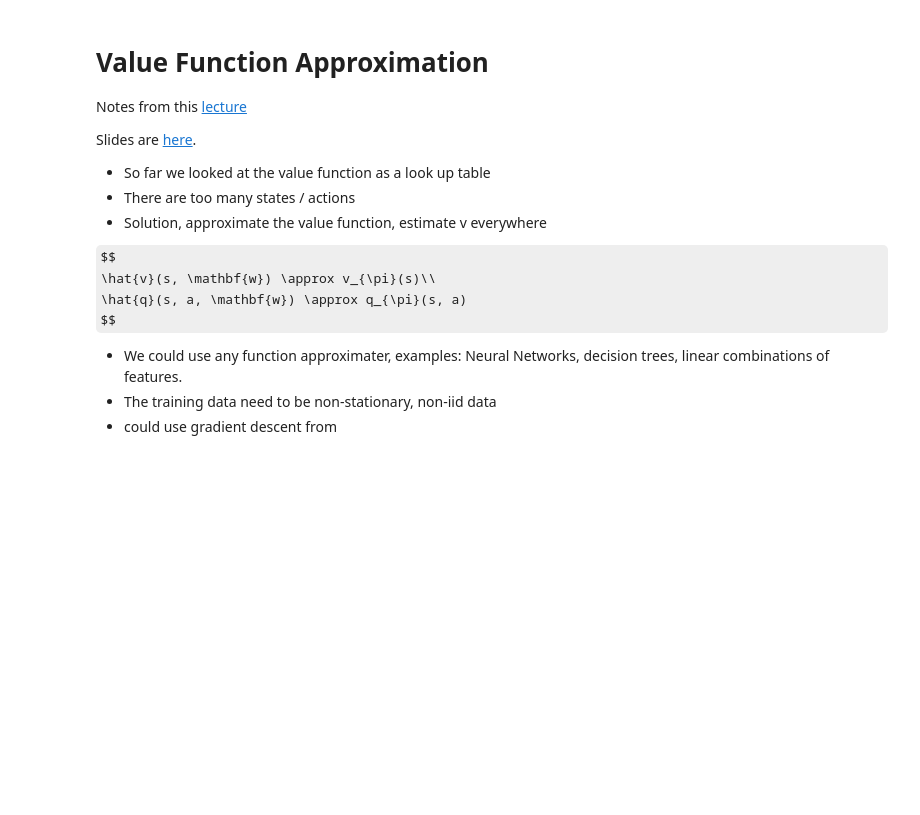
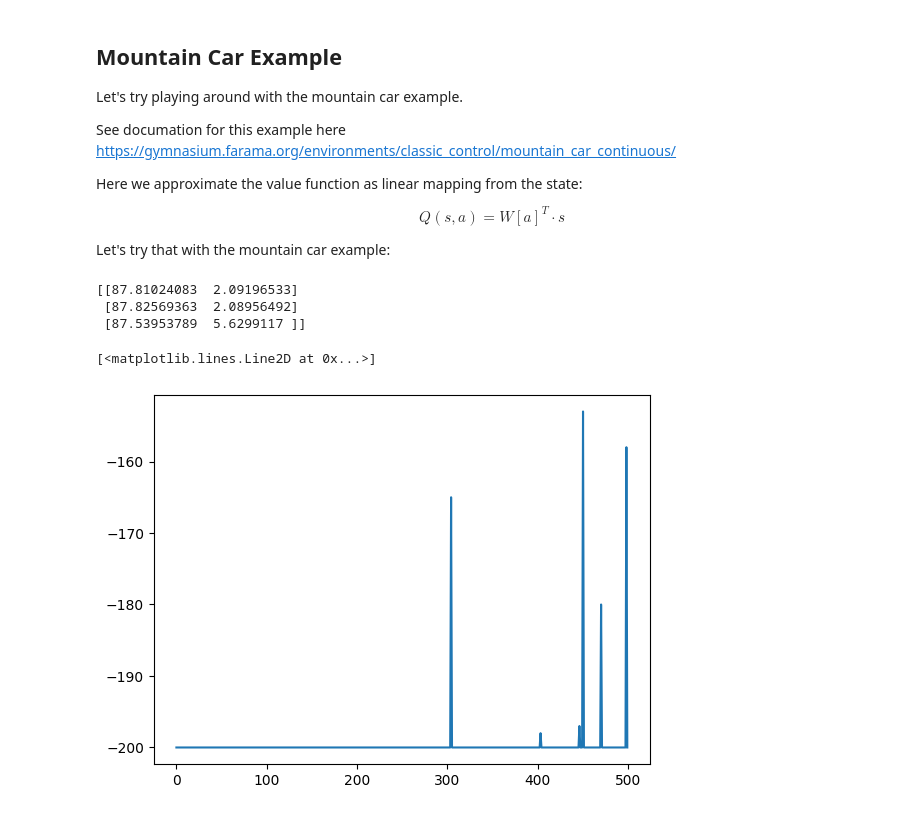
Before and after one commit to Omar-Elmofty/knowledge_compendium, a Jupyter notebook: knowledge_compendium/machine_learning/reinforcement_learning/value_function_approximation.ipynb, the cells around one changed output. Saved outputs shown, nothing was run; the diff lists cells and outputs as text; code cells hidden in the pictures; some formulas as TeX source; blank space fills up the shorter version.

```diff
--- a/knowledge_compendium/machine_learning/reinforcement_learning/value_function_approximation.ipynb
+++ b/knowledge_compendium/machine_learning/reinforcement_learning/value_function_approximation.ipynb
@@ -1,22 +69,72 @@
 # %% [markdown]
-# Value Function Approximation
+## Mountain Car Example
 
-Notes from this [lecture](https://www.youtube.com/watch?v=UoPei5o4fps&list=PLqYmG7hTraZDM-OYHWgPebj2MfCFzFObQ&index=6)
+Let's try playing around with the mountain car example.
 
-Slides are [here](https://davidstarsilver.wordpress.com/wp-content/uploads/2025/04/lecture-6-value-function-approximation-.pdf).
+See documation for this example here https://gymnasium.farama.org/environments/classic_control/mountain_car_continuous/
 
-
-
-- So far we looked at the value function as a look up table
-- There are too many states / actions
-- Solution, approximate the value function, estimate v everywhere
-
+Here we approximate the value function as linear mapping from the state:
 
 $$
-\hat{v}(s, \mathbf{w}) \approx v_{\pi}(s)\\
-\hat{q}(s, a, \mathbf{w}) \approx q_{\pi}(s, a)
+Q(s, a) = W[a]^T \cdot s
 $$
 
-- We could use any function approximater, examples: Neural Networks, decision trees, linear combinations of features.
-- The training data need to be non-stationary, non-iid data
-- could use gradient descent from
+Let's try that with the mountain car example:
+# %%
+import gymnasium as gym
+import numpy as np
+import matplotlib.pyplot as plt
+import copy
+
+
+# ----------------------
+# Hyperparameters
+# ----------------------
+alpha = 0.01          # learning rate
+gamma = 0.99          # discount
+epsilon = 1.0         # exploration
+epsilon_min = 0.05
+epsilon_decay = 0.995
+num_episodes = 500
+
+# ----------------------
+# Environment
+# ----------------------
+env = gym.make("MountainCar-v0")
+
+state_dim = env.observation_space.shape[0]   # 4
+n_actions = env.action_space.n               # 2
+
+# ----------------------
+# Linear Q-function weights
+# W is shape (n_actions, state_dim)
+# Q(s, a) = W[a] dot s
+# ----------------------
+W = np.zeros((n_actions, state_dim))
+
+def Q_values(s):
+    """Return Q(s, :) for all actions."""
+    return W @ s
+
+def choose_action(state, epsilon):
+    """Epsilon-greedy policy."""
+    if np.random.rand() < epsilon:
+        return np.random.randint(n_actions)
+    return np.argmax(Q_values(state))
+
+def update_w(td_error, state, action):
+    # Q = w_a^T s  → grad = s
+    W[action] += alpha * td_error * state
+
+reward_history = train(env, choose_action, Q_values, update_w, gamma, epsilon, epsilon_decay, epsilon_min, num_episodes)
+
+env.close()
+
+print(W)
+plt.plot(reward_history)
+# %% [output]
+[[87.81024083  2.09196533]
+ [87.82569363  2.08956492]
+ [87.53953789  5.6299117 ]]
+[<matplotlib.lines.Line2D at 0x...>]
+[figure, added]
```
Also changed, not shown: parts of 12 cells of this notebook, 5 other files.
